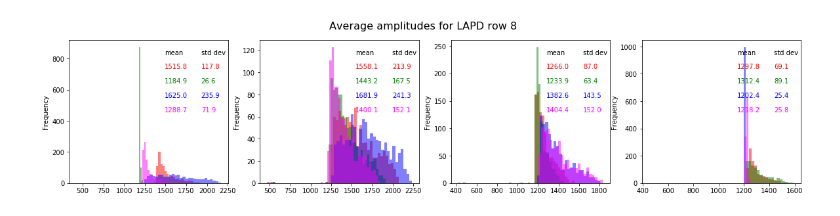
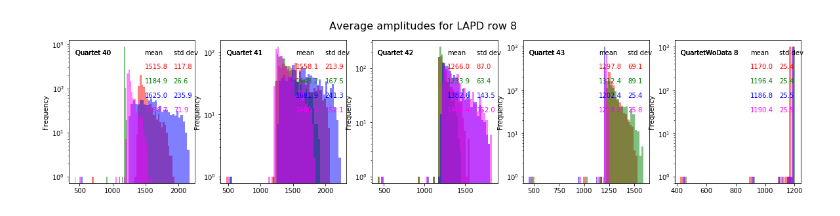
Before and after one commit to ebusato/LAPDstudies_TCA_Pedestal, a Jupyter notebook: Pedestal.ipynb, the cells around one changed output. Drawn from its saved outputs; the diff is of its cells as text; code cells hidden in the pictures.

```diff
--- a/Pedestal.ipynb
+++ b/Pedestal.ipynb
@@ -33,23 +33,42 @@ for i in range(12):
         Pulses.append(df[s])
     QuartetsWoData.append(Pulses)
 # %%
-def plotQuartet(quartet, ax):
+def plotQuartet(quartet, ax, title):
     for i in range(4):
         quartet[i].plot.hist(alpha=0.5, bins=50, color=colors[i])
+        ax.set_yscale('log')
+        plt.text(0.05, 0.9, title, transform=ax.transAxes)
         plt.text(0.6, 0.8-0.1*i, format(quartet[i].mean(), '.1f'), transform=ax.transAxes, color=colors[i])
         plt.text(0.83, 0.8-0.1*i, format(math.sqrt(quartet[i].var()), '.1f'), transform=ax.transAxes, color=colors[i])
 
 def plotRow(iPlot, iLAPDRow):
     plt.figure(iPlot, figsize=(20,4))
     plt.suptitle('Average amplitudes for LAPD row '+str(iLAPDRow), fontsize=16)
-#     fig, axes = plt.subplots(1, 4)
+
     for i in range(4):
-        ax = plt.subplot(1, 4, i+1)
+        ax = plt.subplot(1, 5, i+1)
         plt.text(0.6, 0.9, "mean", transform=ax.transAxes)
         plt.text(0.83, 0.9, "std dev", transform=ax.transAxes)
         iQuartet = iLAPDRow*5+i
-        plotQuartet(Quartets[iQuartet], ax)
+        plotQuartet(Quartets[iQuartet], ax, "Quartet "+str(iQuartet))
+
+    ax = plt.subplot(1, 5, 5)
+    plt.text(0.6, 0.9, "mean", transform=ax.transAxes)
+    plt.text(0.83, 0.9, "std dev", transform=ax.transAxes)
+    iQuartet = iLAPDRow
+    plotQuartet(QuartetsWoData[iQuartet], ax, "QuartetWoData "+str(iQuartet))
-# %%
-plotRow(iPlot=1, iLAPDRow=8)
-# %% [output]
-[figure, removed]
+# %%
+# plotRow(iPlot=1, iLAPDRow=0)
+# plotRow(iPlot=2, iLAPDRow=1)
+# plotRow(iPlot=3, iLAPDRow=2)
+# plotRow(iPlot=4, iLAPDRow=3)
+# plotRow(iPlot=5, iLAPDRow=4)
+# plotRow(iPlot=6, iLAPDRow=5)
+# plotRow(iPlot=7, iLAPDRow=6)
+# plotRow(iPlot=8, iLAPDRow=7)
+plotRow(iPlot=9, iLAPDRow=8)
+# plotRow(iPlot=10, iLAPDRow=9)
+# plotRow(iPlot=11, iLAPDRow=10)
+# plotRow(iPlot=12, iLAPDRow=11)
+# %% [output]
+[figure, added]
```
